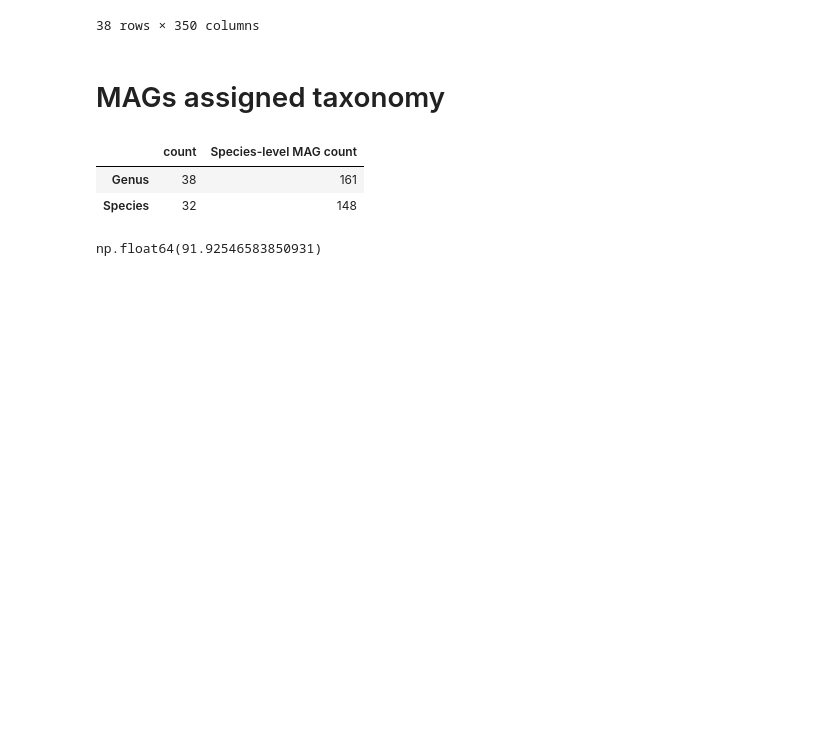
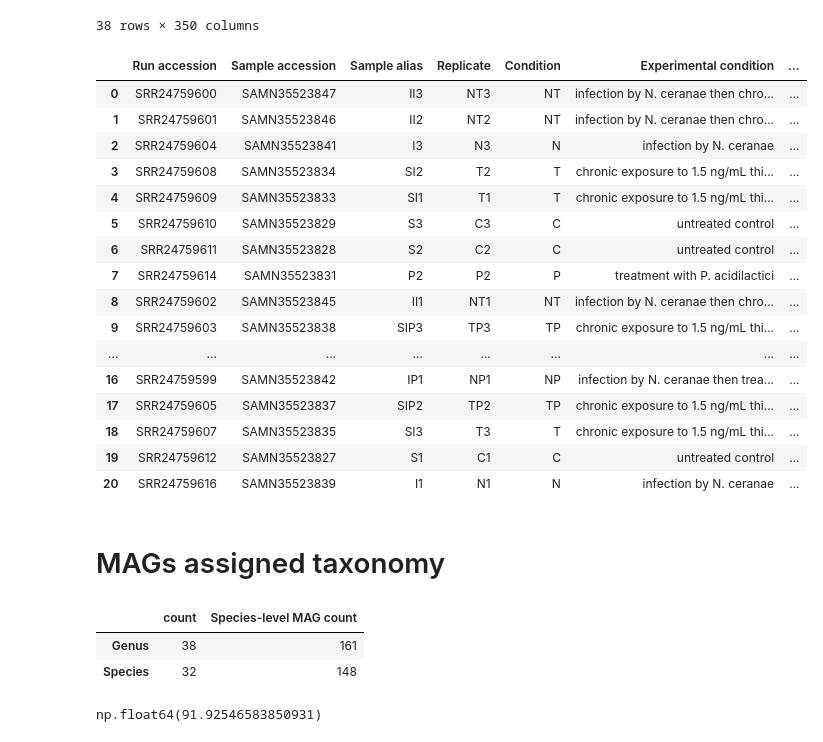
Before and after one commit to usegalaxy-eu/FAIRyMAGs, a Jupyter notebook: bin/use-case-bee-microbiome-exploration.ipynb, the cells around one changed output. Cells and saved outputs as stored; diff of their text form; code cells hidden in the pictures; blank space fills up the shorter version.

```diff
--- a/bin/use-case-bee-microbiome-exploration.ipynb
+++ b/bin/use-case-bee-microbiome-exploration.ipynb
@@ -54,6 +59,28 @@ Columns: 350
 | 36 | SRR24759604_bin_148146 | Bacteria | Bacillota | Bacilli | Lactobacillales | Lactobacillaceae | Lactobacillus | Lactobacillus apis | 1 | 75.4% | ... |
 | 37 | SRR24759604_bin_148585 | Bacteria | Pseudomonadota | Gammaproteobacteria | Burkholderiales | Neisseriaceae | Snodgrassella | Snodgrassella alvi_G | 1 | 75.0% | ... |
 38 rows × 350 columns
+# %%
+metadata_df = pd.read_csv(data_dp_2 / "metadata.tsv", sep="\t")
+metadata_df["Replicate"] = metadata_df["Replicate"].astype(str).str.replace(r"\s+Replicate", "", regex=True)
+metadata_df
+# %% [output]
+|  | Run accession | Sample accession | Sample alias | Replicate | Condition | Experimental condition | ... |
+| 0 | SRR24759600 | SAMN35523847 | II3 | NT3 | NT | infection by N. ceranae then chro... | ... |
+| 1 | SRR24759601 | SAMN35523846 | II2 | NT2 | NT | infection by N. ceranae then chro... | ... |
+| 2 | SRR24759604 | SAMN35523841 | I3 | N3 | N | infection by N. ceranae | ... |
+| 3 | SRR24759608 | SAMN35523834 | SI2 | T2 | T | chronic exposure to 1.5 ng/mL thi... | ... |
+| 4 | SRR24759609 | SAMN35523833 | SI1 | T1 | T | chronic exposure to 1.5 ng/mL thi... | ... |
+| 5 | SRR24759610 | SAMN35523829 | S3 | C3 | C | untreated control | ... |
+| 6 | SRR24759611 | SAMN35523828 | S2 | C2 | C | untreated control | ... |
+| 7 | SRR24759614 | SAMN35523831 | P2 | P2 | P | treatment with P. acidilactici | ... |
+| 8 | SRR24759602 | SAMN35523845 | II1 | NT1 | NT | infection by N. ceranae then chro... | ... |
+| 9 | SRR24759603 | SAMN35523838 | SIP3 | TP3 | TP | chronic exposure to 1.5 ng/mL thi... | ... |
+| ... | ... | ... | ... | ... | ... | ... | ... |
+| 16 | SRR24759599 | SAMN35523842 | IP1 | NP1 | NP | infection by N. ceranae then trea... | ... |
+| 17 | SRR24759605 | SAMN35523837 | SIP2 | TP2 | TP | chronic exposure to 1.5 ng/mL thi... | ... |
+| 18 | SRR24759607 | SAMN35523835 | SI3 | T3 | T | chronic exposure to 1.5 ng/mL thi... | ... |
+| 19 | SRR24759612 | SAMN35523827 | S1 | C1 | C | untreated control | ... |
+| 20 | SRR24759616 | SAMN35523839 | I1 | N1 | N | infection by N. ceranae | ... |
 # %% [markdown]
 # MAGs assigned taxonomy
 # %%
```
Also changed, not shown: parts of 15 cells of this notebook, 2 other files.
